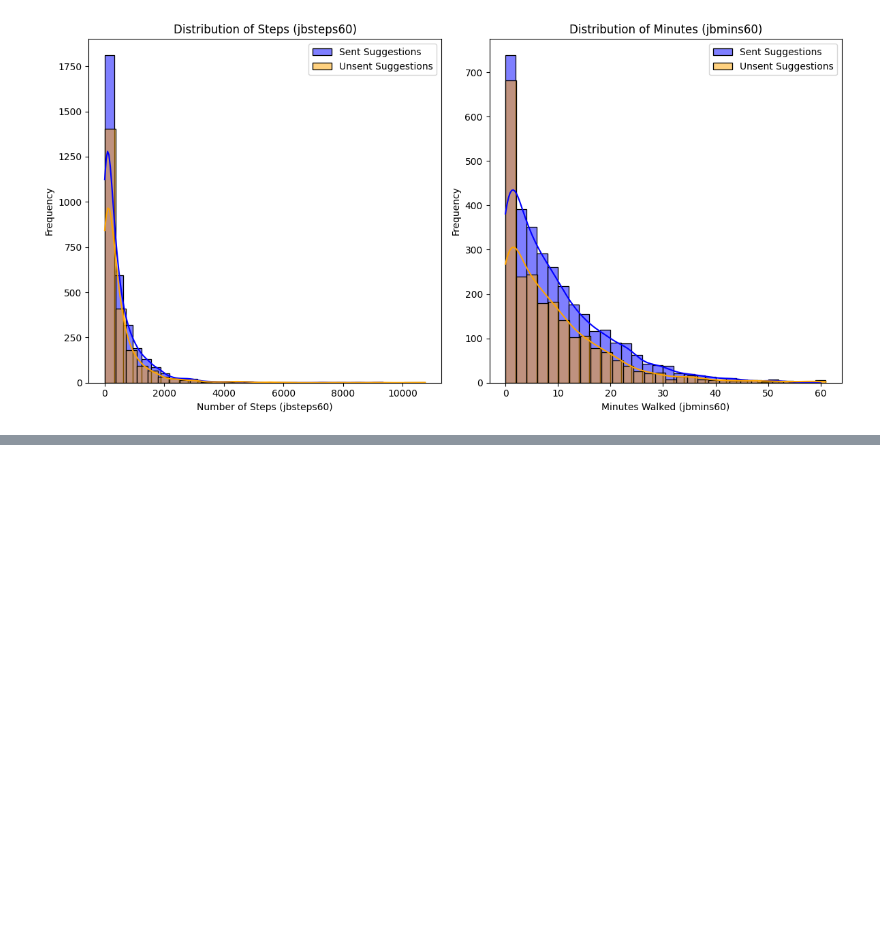
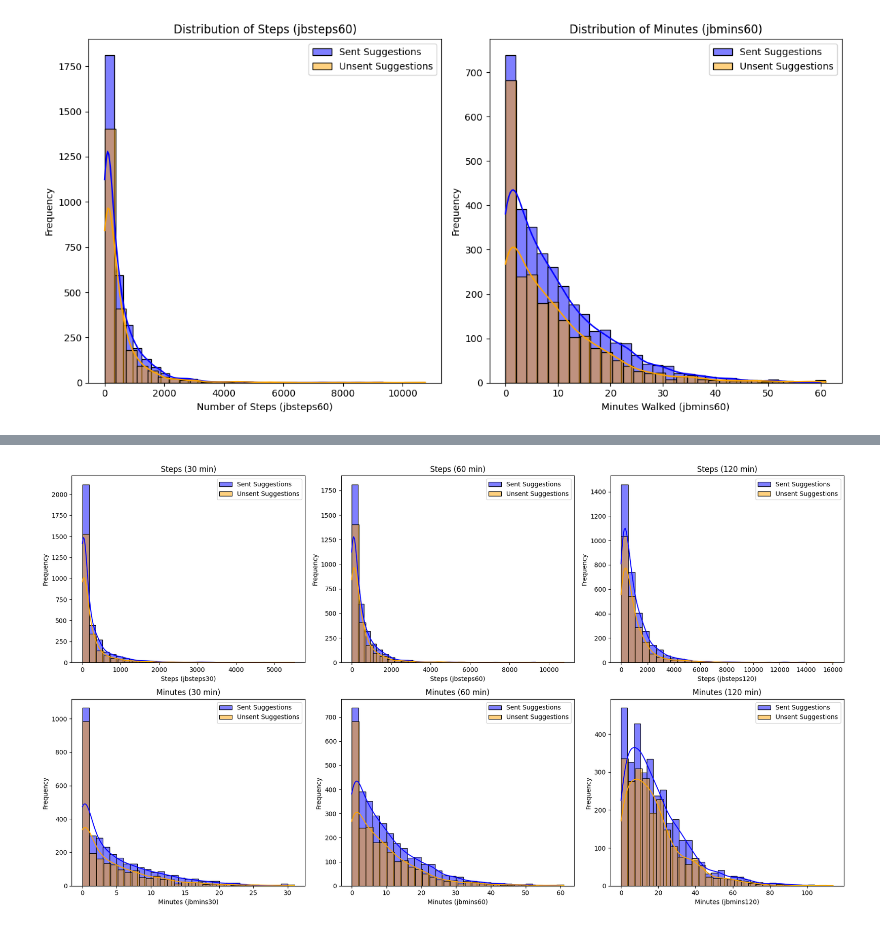
Before and after one commit to jacksoncamp42/ORIE-5160-Midterm-Project, a Jupyter notebook: data_cleaning_v2.ipynb, the cells around one changed output, grey strips where cells are left out. Saved outputs shown, nothing was run; the diff lists cells and outputs as text; code cells hidden in the pictures; blank space fills up the shorter version.

```diff
--- a/data_cleaning_v2.ipynb
+++ b/data_cleaning_v2.ipynb
@@ -403,0 +464,56 @@ plt.show()
+# %%
+import matplotlib.pyplot as plt
+import seaborn as sns
+
+# Create a 2x3 grid: 2 rows for steps and minutes, and 3 columns for 30, 60, and 120 minutes
+fig, axes = plt.subplots(2, 3, figsize=(18, 10))
+
+# First row: Step counts for 30, 60, 120 minutes
+sns.histplot(filtered_suggestions_df['jbsteps30'], bins=30, kde=True, color='blue', ax=axes[0, 0], label='Sent Suggestions')
+sns.histplot(unsent_suggestions_df['jbsteps30'], bins=30, kde=True, color='orange', ax=axes[0, 0], label='Unsent Suggestions')
+axes[0, 0].set_title('Steps (30 min)')
+axes[0, 0].set_xlabel('Steps (jbsteps30)')
+axes[0, 0].set_ylabel('Frequency')
+axes[0, 0].legend()
+
+sns.histplot(filtered_suggestions_df['jbsteps60'], bins=30, kde=True, color='blue', ax=axes[0, 1], label='Sent Suggestions')
+sns.histplot(unsent_suggestions_df['jbsteps60'], bins=30, kde=True, color='orange', ax=axes[0, 1], label='Unsent Suggestions')
+axes[0, 1].set_title('Steps (60 min)')
+axes[0, 1].set_xlabel('Steps (jbsteps60)')
+axes[0, 1].set_ylabel('Frequency')
+axes[0, 1].legend()
+
+sns.histplot(filtered_suggestions_df['jbsteps120'], bins=30, kde=True, color='blue', ax=axes[0, 2], label='Sent Suggestions')
+sns.histplot(unsent_suggestions_df['jbsteps120'], bins=30, kde=True, color='orange', ax=axes[0, 2], label='Unsent Suggestions')
+axes[0, 2].set_title('Steps (120 min)')
+axes[0, 2].set_xlabel('Steps (jbsteps120)')
+axes[0, 2].set_ylabel('Frequency')
+axes[0, 2].legend()
+
+# Second row: Minutes walked for 30, 60, 120 minutes
+sns.histplot(filtered_suggestions_df['jbmins30'], bins=30, kde=True, color='blue', ax=axes[1, 0], label='Sent Suggestions')
+sns.histplot(unsent_suggestions_df['jbmins30'], bins=30, kde=True, color='orange', ax=axes[1, 0], label='Unsent Suggestions')
+axes[1, 0].set_title('Minutes (30 min)')
+axes[1, 0].set_xlabel('Minutes (jbmins30)')
+axes[1, 0].set_ylabel('Frequency')
+axes[1, 0].legend()
+
+sns.histplot(filtered_suggestions_df['jbmins60'], bins=30, kde=True, color='blue', ax=axes[1, 1], label='Sent Suggestions')
+sns.histplot(unsent_suggestions_df['jbmins60'], bins=30, kde=True, color='orange', ax=axes[1, 1], label='Unsent Suggestions')
+axes[1, 1].set_title('Minutes (60 min)')
+axes[1, 1].set_xlabel('Minutes (jbmins60)')
+axes[1, 1].set_ylabel('Frequency')
+axes[1, 1].legend()
+
+sns.histplot(filtered_suggestions_df['jbmins120'], bins=30, kde=True, color='blue', ax=axes[1, 2], label='Sent Suggestions')
+sns.histplot(unsent_suggestions_df['jbmins120'], bins=30, kde=True, color='orange', ax=axes[1, 2], label='Unsent Suggestions')
+axes[1, 2].set_title('Minutes (120 min)')
+axes[1, 2].set_xlabel('Minutes (jbmins120)')
+axes[1, 2].set_ylabel('Frequency')
+axes[1, 2].legend()
+
+# Adjust layout and show the plot
+plt.tight_layout()
+plt.show()
+# %% [output]
+[figure, added]
```
Also changed, not shown: parts of 5 cells of this notebook, 2 other files.
